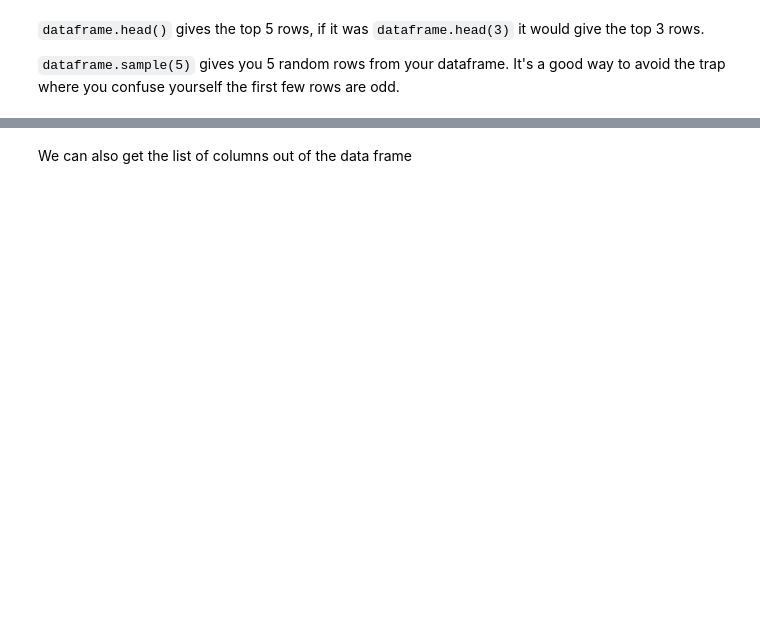
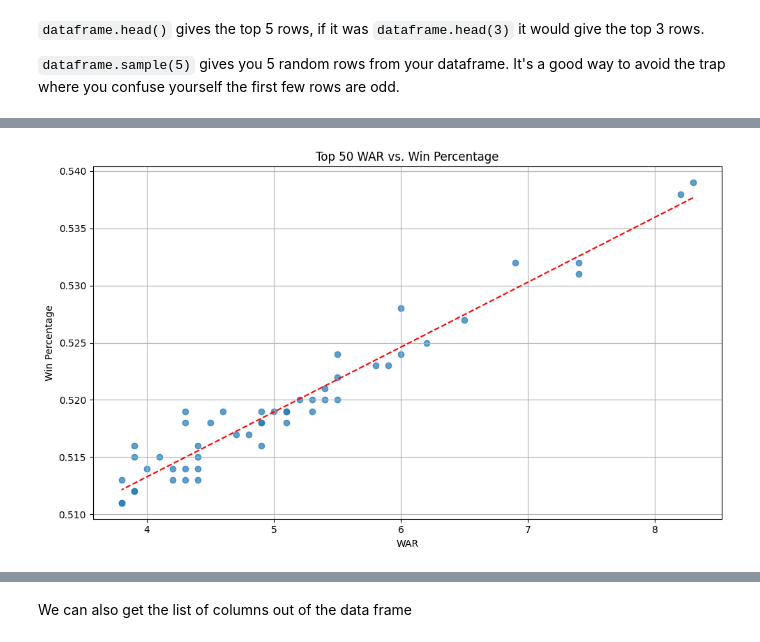
Before and after one commit to Ethanp333/baseball_data, a Jupyter notebook: basic_pandas.ipynb, the cells around one changed output, grey strips where cells are left out. Saved outputs shown, nothing was run; the diff lists cells and outputs as text; code cells hidden in the pictures; blank space fills up the shorter version.

Commit message:
baseball data

```diff
--- a/basic_pandas.ipynb
+++ b/basic_pandas.ipynb
@@ -298,0 +1024,89 @@ Data loaded successfully
+# %%
+import pandas as pd
+import matplotlib.pyplot as plt
+import numpy as np
+import os
+
+# Define the path to your CSV file
+csv_file_path = 'WAR_2023.csv'
+
+# Check if the file exists
+if not os.path.exists(csv_file_path):
+    raise FileNotFoundError(f"The file '{csv_file_path}' does not exist.")
+
+# Function to read CSV file with multiple encoding options
+def read_csv_with_encodings(file_path):
+    try:
+        return pd.read_csv(file_path, encoding='utf-8')
+    except UnicodeDecodeError:
+        try:
+            return pd.read_csv(file_path, encoding='latin1')
+        except UnicodeDecodeError:
+            return pd.read_csv(file_path, encoding='iso-8859-1')
+
+try:
+    # Read the CSV file
+    df = read_csv_with_encodings(csv_file_path)
+except Exception as e:
+    raise ValueError(f"Error reading the CSV file: {e}")
+
+# Print column names for debug purposes
+print(f"Columns in CSV: {df.columns.tolist()}")
+
+# Ensure the CSV file has at least 16 and 18 columns respectively
+if df.shape[1] < 18:
+    raise ValueError("The CSV file does not have at least 18 columns.")
+
+try:
+    # Extract the 16th column (WAR) and 18th column (Win_Percentage)
+    war_column_16 = df.iloc[:, 15]
+    win_percentage_column_18 = df.iloc[:, 17]
+
+    # Ensure the columns contain numeric values
+    war_column_16 = pd.to_numeric(war_column_16, errors='coerce')
+    win_percentage_column_18 = pd.to_numeric(win_percentage_column_18, errors='coerce')
+
+    # Drop rows where either WAR or Win_Percentage is NaN
+    combined_df = pd.DataFrame({
+        'WAR': war_column_16,
+        'Win_Percentage': win_percentage_column_18
+    }).dropna()
+
+    # Sort WAR column in descending order and get the indices of the top 50 values
+    top_50_indices = combined_df['WAR'].nlargest(50).index
+
+    # Get the corresponding win percentages for these top 50 WAR values
+    top_50_war = combined_df.loc[top_50_indices, 'WAR']
+    top_50_win_percentage = combined_df.loc[top_50_indices, 'Win_Percentage']
+
+    # Print samples of the top 50 WAR and win percentages for debug purposes
+    print(f"Top 50 WAR values: {top_50_war}")
+    print(f"Top 50 Win Percentage values: {top_50_win_percentage}")
+
+    # Create a scatter plot to visualize the relationship between top 50 WAR and Win_Percentage
+    plt.figure(figsize=(10, 6))
+    plt.scatter(top_50_war, top_50_win_percentage, alpha=0.7)
+    plt.title('Top 50 WAR vs. Win Percentage')
+    plt.xlabel('WAR')
+    plt.ylabel('Win Percentage')
+    plt.grid(True)
+
+    # Optionally, fit a regression line
+    z = np.polyfit(top_50_war, top_50_win_percentage, 1)
+    p = np.poly1d(z)
+    plt.plot(top_50_war, p(top_50_war), "r--")
+
+    # Show the plot
+    plt.tight_layout()
+    plt.show()
+
+    # Compute statistics for top 50 WAR values
+    print("Top 50 WAR Winning Percentage Stats:")
+    print(f"Mean: {top_50_win_percentage.mean()}")
+    print(f"Median: {top_50_win_percentage.median()}")
+    print(f"Variance: {top_50_win_percentage.var()}")
+    print(f"Standard Deviation: {top_50_win_percentage.std()}")
+
+except Exception as e:
+    raise ValueError(f"Error processing the columns: {e}")
+# %% [output]
@@ -298,0 +1130 @@ Data loaded successfully
+[figure, added]
```
Also changed, not shown: parts of 77 cells of this notebook, 18 other files.
